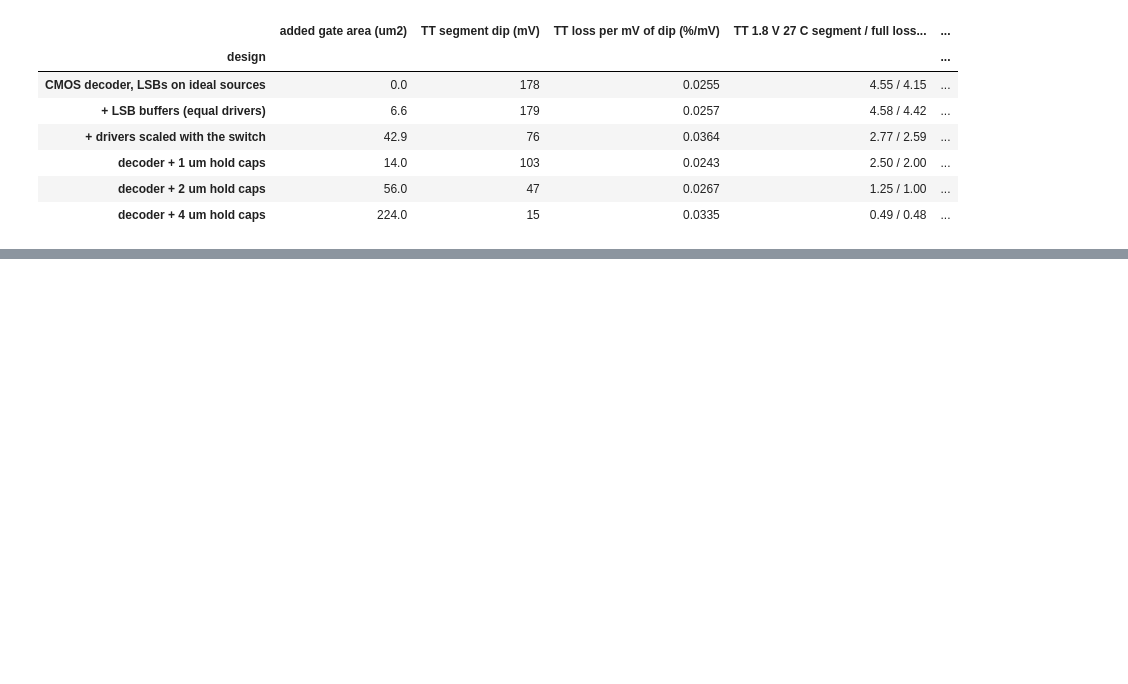
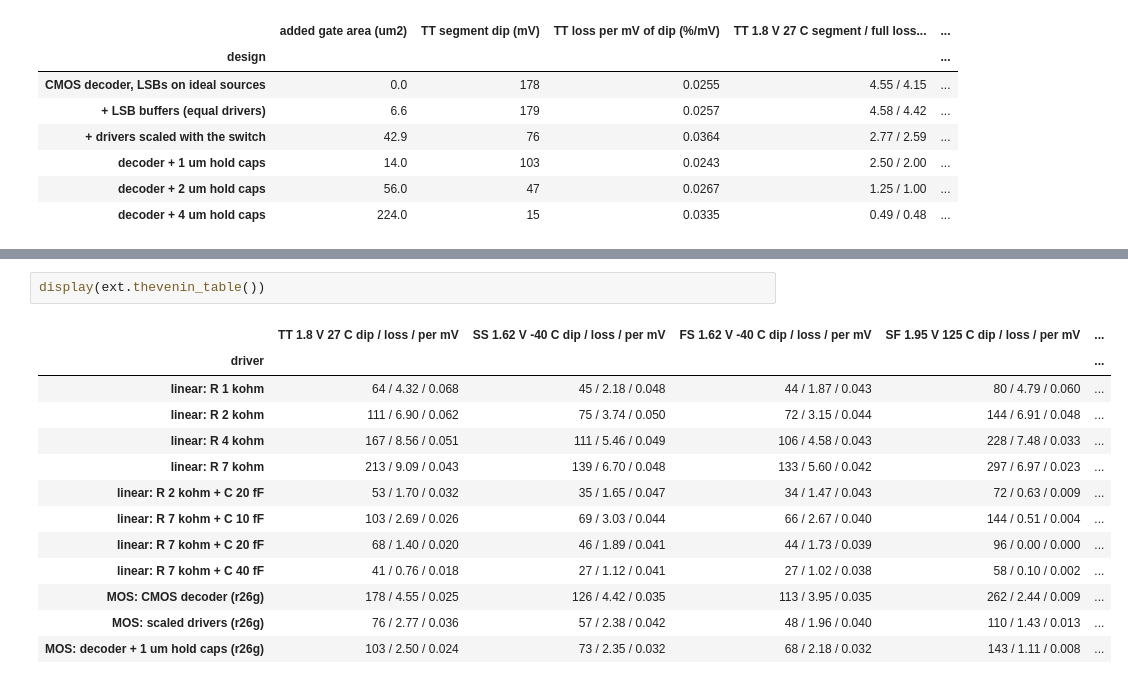
Before and after one commit to WLHsu0827/sscs-ose-code-a-chip.github.io, a Jupyter notebook: ISSCC27/submitted_notebooks/comparator_atlas/Comparator_Atlas.ipynb, the cells around one changed output, grey strips where cells are left out. Saved outputs shown, nothing was run; the diff lists cells and outputs as text; blank space fills up the shorter version.

```diff
--- a/ISSCC27/submitted_notebooks/comparator_atlas/Comparator_Atlas.ipynb
+++ b/ISSCC27/submitted_notebooks/comparator_atlas/Comparator_Atlas.ipynb
@@ -2215,0 +2078,16 @@ retain their licenses.
+# %%
+display(ext.thevenin_table())
+# %% [output]
+|  | TT 1.8 V 27 C dip / loss / per mV | SS 1.62 V -40 C dip / loss / per mV | FS 1.62 V -40 C dip / loss / per mV | SF 1.95 V 125 C dip / loss / per mV | ... |
+| driver |  |  |  |  | ... |
+| linear: R 1 kohm | 64 / 4.32 / 0.068 | 45 / 2.18 / 0.048 | 44 / 1.87 / 0.043 | 80 / 4.79 / 0.060 | ... |
+| linear: R 2 kohm | 111 / 6.90 / 0.062 | 75 / 3.74 / 0.050 | 72 / 3.15 / 0.044 | 144 / 6.91 / 0.048 | ... |
+| linear: R 4 kohm | 167 / 8.56 / 0.051 | 111 / 5.46 / 0.049 | 106 / 4.58 / 0.043 | 228 / 7.48 / 0.033 | ... |
+| linear: R 7 kohm | 213 / 9.09 / 0.043 | 139 / 6.70 / 0.048 | 133 / 5.60 / 0.042 | 297 / 6.97 / 0.023 | ... |
+| linear: R 2 kohm + C 20 fF | 53 / 1.70 / 0.032 | 35 / 1.65 / 0.047 | 34 / 1.47 / 0.043 | 72 / 0.63 / 0.009 | ... |
+| linear: R 7 kohm + C 10 fF | 103 / 2.69 / 0.026 | 69 / 3.03 / 0.044 | 66 / 2.67 / 0.040 | 144 / 0.51 / 0.004 | ... |
+| linear: R 7 kohm + C 20 fF | 68 / 1.40 / 0.020 | 46 / 1.89 / 0.041 | 44 / 1.73 / 0.039 | 96 / 0.00 / 0.000 | ... |
+| linear: R 7 kohm + C 40 fF | 41 / 0.76 / 0.018 | 27 / 1.12 / 0.041 | 27 / 1.02 / 0.038 | 58 / 0.10 / 0.002 | ... |
+| MOS: CMOS decoder (r26g) | 178 / 4.55 / 0.025 | 126 / 4.42 / 0.035 | 113 / 3.95 / 0.035 | 262 / 2.44 / 0.009 | ... |
+| MOS: scaled drivers (r26g) | 76 / 2.77 / 0.036 | 57 / 2.38 / 0.042 | 48 / 1.96 / 0.040 | 110 / 1.43 / 0.013 | ... |
+| MOS: decoder + 1 um hold caps (r26g) | 103 / 2.50 / 0.024 | 73 / 2.35 / 0.032 | 68 / 2.18 / 0.032 | 143 / 1.11 / 0.008 | ... |
```
Also changed, not shown: parts of 7 cells of this notebook, 33 other files.
